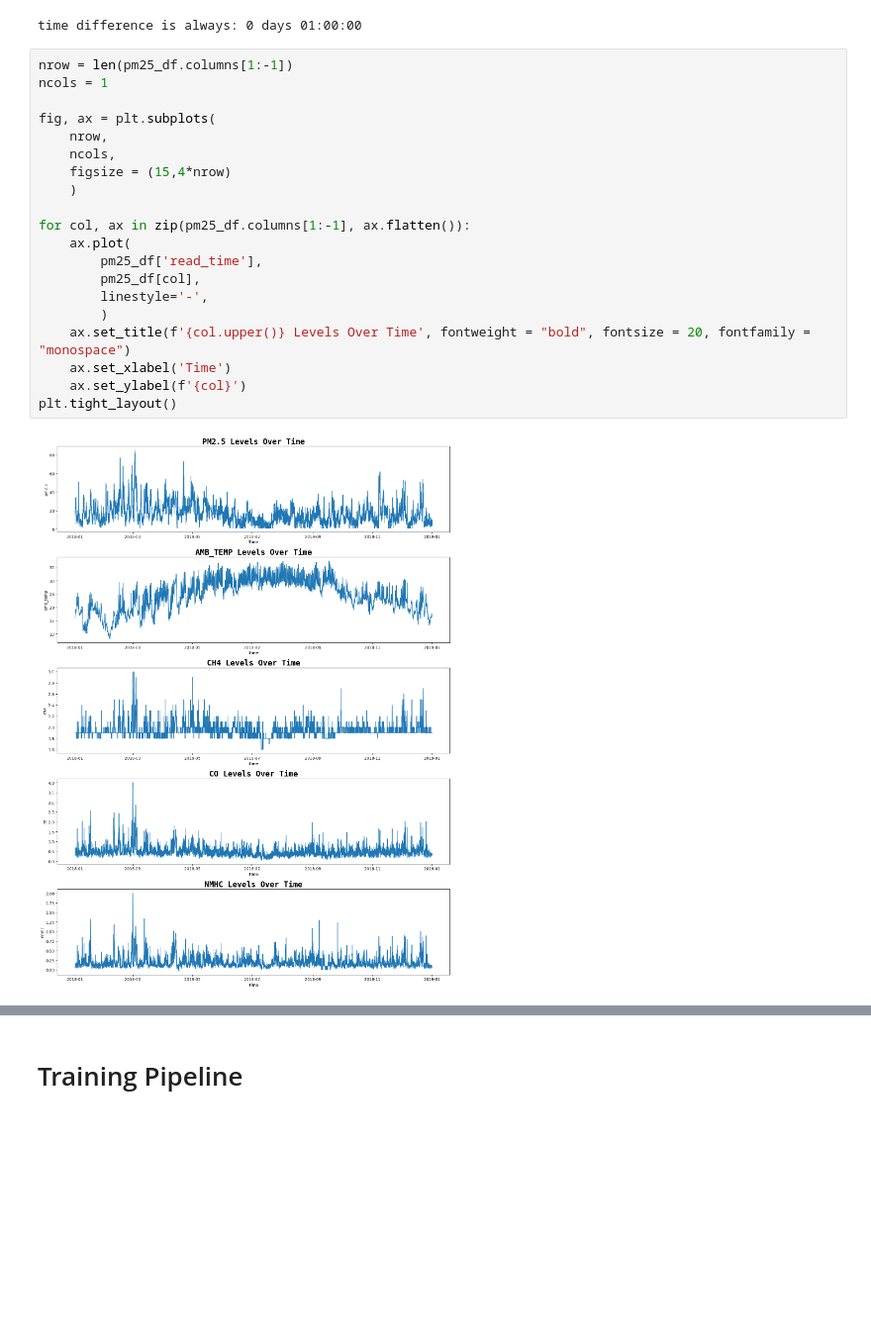
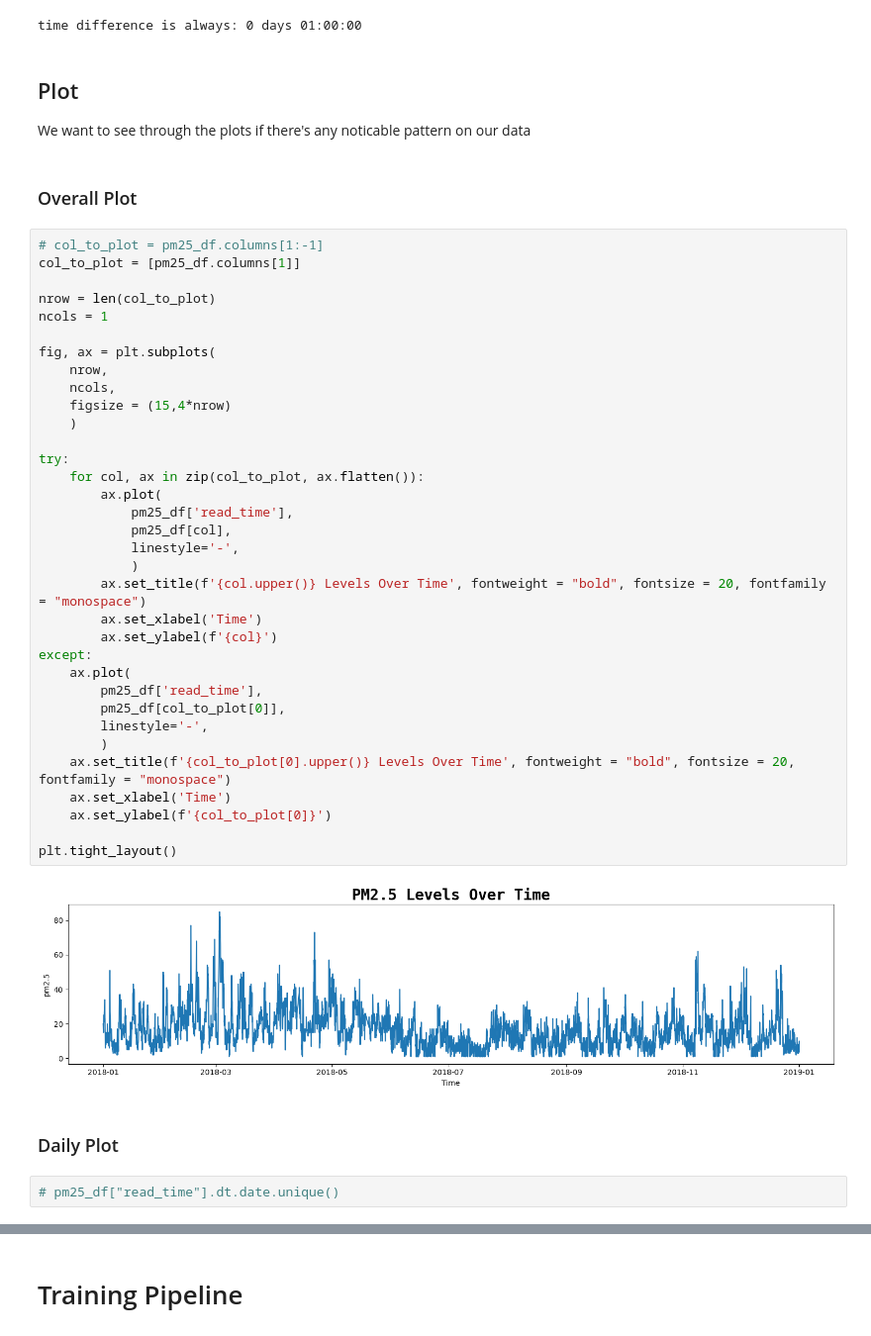
Before and after one commit to amrirasyidi/air_quality_forecasting, a Jupyter notebook: notebooks/2_lstnet_pipeline.ipynb, the cells around one changed output, grey strips where cells are left out. Shown at 99% size. Saved outputs shown, nothing was run; the diff lists cells and outputs as text; blank space fills up the shorter version.

```diff
--- a/notebooks/2_lstnet_pipeline.ipynb
+++ b/notebooks/2_lstnet_pipeline.ipynb
@@ -60,25 +62,49 @@ else:
     pm25_df.head()
 # %% [output]
 time difference is always: 0 days 01:00:00
+# %% [markdown]
+## Plot
+
+We want to see through the plots if there's any noticable pattern on our data
+# %% [markdown]
+### Overall Plot
 # %%
-nrow = len(pm25_df.columns[1:-1])
+# col_to_plot = pm25_df.columns[1:-1]
+col_to_plot = [pm25_df.columns[1]]
+
+nrow = len(col_to_plot)
 ncols = 1
 
 fig, ax = plt.subplots(
     nrow,
     ncols,
     figsize = (15,4*nrow)
     )
 
-for col, ax in zip(pm25_df.columns[1:-1], ax.flatten()):
+try:
+    for col, ax in zip(col_to_plot, ax.flatten()):
+        ax.plot(
+            pm25_df['read_time'],
+            pm25_df[col],
+            linestyle='-',
+            )
+        ax.set_title(f'{col.upper()} Levels Over Time', fontweight = "bold", fontsize = 20, fontfamily = "monospace")
+        ax.set_xlabel('Time')
+        ax.set_ylabel(f'{col}')
+except:
     ax.plot(
         pm25_df['read_time'],
-        pm25_df[col],
+        pm25_df[col_to_plot[0]],
         linestyle='-',
         )
-    ax.set_title(f'{col.upper()} Levels Over Time', fontweight = "bold", fontsize = 20, fontfamily = "monospace")
+    ax.set_title(f'{col_to_plot[0].upper()} Levels Over Time', fontweight = "bold", fontsize = 20, fontfamily = "monospace")
     ax.set_xlabel('Time')
-    ax.set_ylabel(f'{col}')
+    ax.set_ylabel(f'{col_to_plot[0]}')
+
 plt.tight_layout()
 # %% [output]
-[figure, old version]
+[figure, new version]
+# %% [markdown]
+### Daily Plot
+# %%
+# pm25_df["read_time"].dt.date.unique()
```
Also changed, not shown: parts of 6 cells of this notebook, 2 other files.
